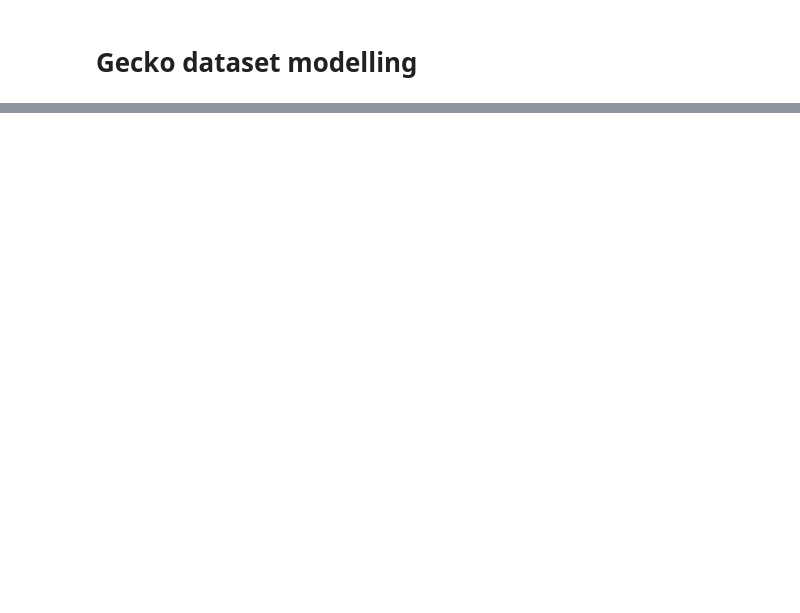
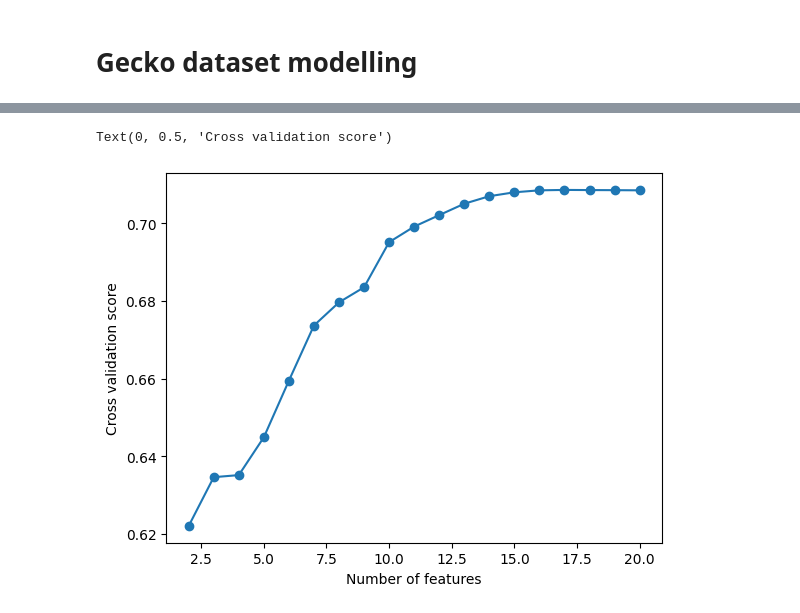
Before and after one commit to karl-helsinki/IMLProject, a Jupyter notebook: modelling.ipynb, the cells around one changed output, grey strips where cells are left out. Cells and saved outputs as stored; diff of their text form; code cells hidden in the pictures; blank space fills up the shorter version.

```diff
--- a/modelling.ipynb
+++ b/modelling.ipynb
@@ -218,3 +2,0 @@ print(scores.mean())
-# %%
-scores = cross_val_score(svr, x, y_log10, cv=10, scoring='r2')
-print(scores.mean())
@@ -223,3 +2,0 @@ print(scores.mean())
-# %%
-scores = cross_val_score(gbr, x, y_log10, cv=10, scoring='r2')
-print(scores.mean())
@@ -273,3 +2,0 @@ Index(['NumOfAtoms', 'NumOfC', 'NumHBondDonors', 'NumOfConfUsed', 'cc', 'ccco',
-# %%
-feats = pd.DataFrame([], index=importantfeats)
-feats.to_csv("feature_selection_v2.csv")
@@ -299,0 +415,11 @@ save_test_predictions(preds, "predictions/svr_selected_feats2_log10.csv", test_d
+# %%
+best_feats, best_feats_score, feats, feats_scores = find_best_feature_subset(elasticnet.coef_, lin_reg, x, y_log10)
+
+plt.plot([len(f) for f in feats], feats_scores)
+plt.scatter([len(f) for f in feats], feats_scores)
+
+plt.xlabel("Number of features")
+plt.ylabel("Cross validation score")
+# %% [output]
+Text(0, 0.5, 'Cross validation score')
+[figure, added]
```
Also changed, not shown: parts of 54 cells of this notebook.
